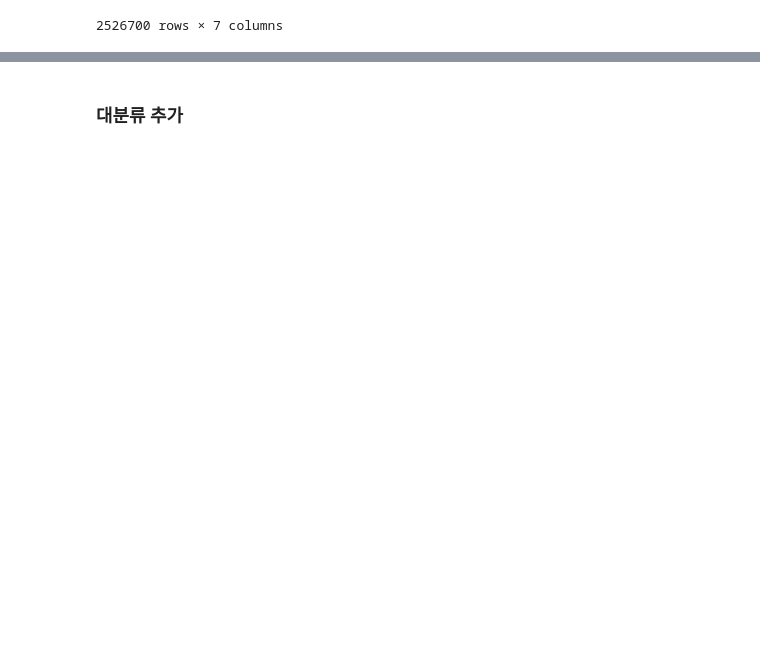
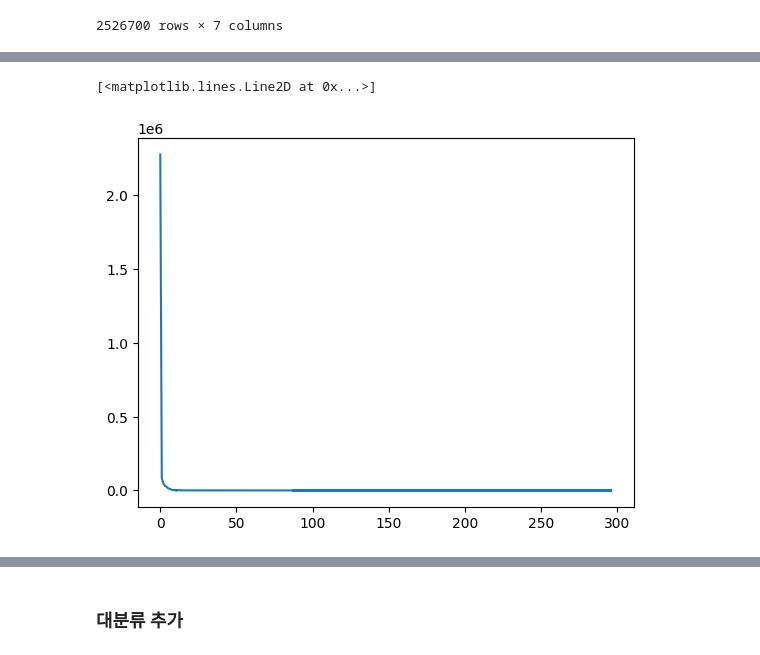
Before and after one commit to boostcampaitech4lv23recsys2/level2_dkt_recsys-level2-recsys-10, a Jupyter notebook: code/FE_kuuneeee.ipynb, the cells around one changed output, grey strips where cells are left out. Cells and saved outputs as stored; diff of their text form; code cells hidden in the pictures; blank space fills up the shorter version.

```diff
--- a/code/FE_kuuneeee.ipynb
+++ b/code/FE_kuuneeee.ipynb
@@ -130,0 +163,3 @@ data.head(10)
+# %%
+data['elapsed'] = data['elapsed'].apply(lambda x: x if x < 600 and x>=0 else np.nan)
+data.tail(10)
@@ -130,0 +178,3 @@ data.head(10)
+# %%
+data['elapsed'] = data['elapsed'].fillna(method='ffill')
+data.tail(10)
@@ -130,0 +193,4 @@ data.head(10)
+# %%
+day_diff = data.loc[:,['userID','Timestamp']].groupby('userID').diff().fillna(pd.Timedelta(seconds=0))
+day_diff = day_diff['Timestamp'].apply(lambda x: x.days)
+day_diff
@@ -130,0 +225,11 @@ data.head(10)
+# %%
+# Timestamp diffenrence
+%matplotlib inline
+
+x = day_diff.value_counts().index
+y = day_diff.value_counts().values
+
+plt.plot(x,y)
+# %% [output]
+[<matplotlib.lines.Line2D at 0x...>]
+[figure, added]
```
Also changed, not shown: parts of 23 cells of this notebook, 7 other files.
